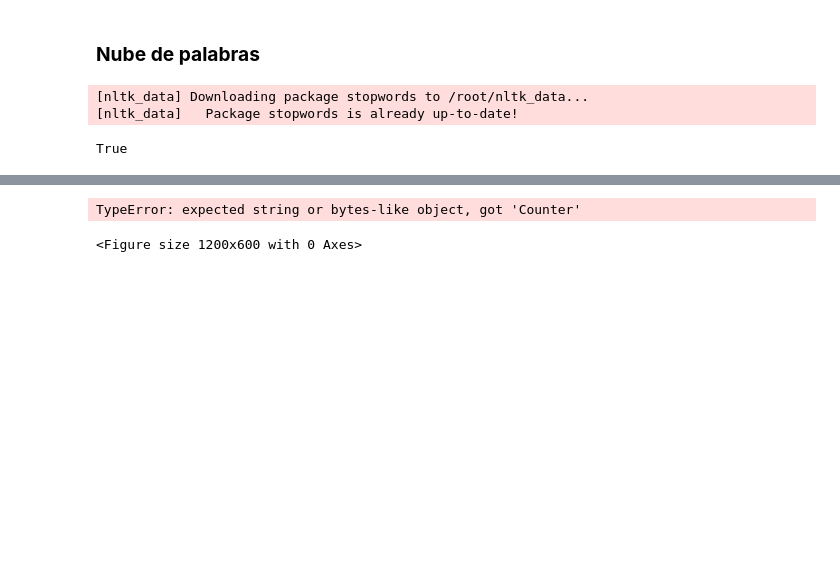
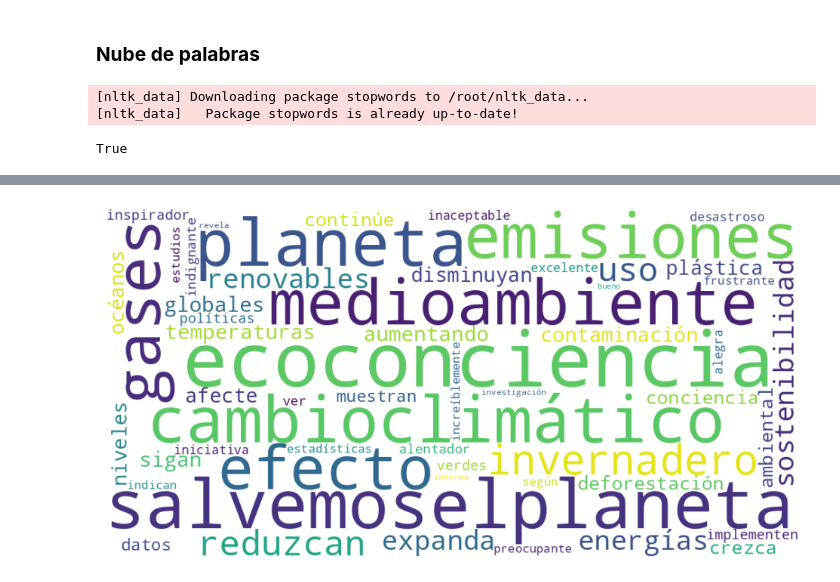
Before and after one commit to LailaBulh/Procesamiento_Lenguaje_Natural, a Jupyter notebook: Preprocesamiento_normalizacion_texto_LB.ipynb, the cells around one changed output, grey strips where cells are left out. Saved outputs shown, nothing was run; the diff lists cells and outputs as text; code cells hidden in the pictures; blank space fills up the shorter version.

```diff
--- a/Preprocesamiento_normalizacion_texto_LB.ipynb
+++ b/Preprocesamiento_normalizacion_texto_LB.ipynb
@@ -155,12 +162,11 @@ from wordcloud import WordCloud
 # %%
-### Nube de palabras
+### Nube de palabras de todas las palabras
 
 plt.figure(figsize= (12,6))
 
-wourdcloud_raw = WordCloud(width= 1000, height= 500, background_color= 'white', collocations= False).generate(frecuencia)
+wourdcloud_raw = WordCloud(width= 1000, height= 500, background_color= 'white', collocations= False).generate_from_frequencies(frecuencia)
 plt.imshow(wourdcloud_raw, interpolation= 'bilinear')
 plt.axis('off')
 plt.show()
 # %% [output]
-TypeError: expected string or bytes-like object, got 'Counter'
-<Figure size 1200x600 with 0 Axes>
+[figure, added]
```
Also changed, not shown: parts of 4 cells of this notebook.
